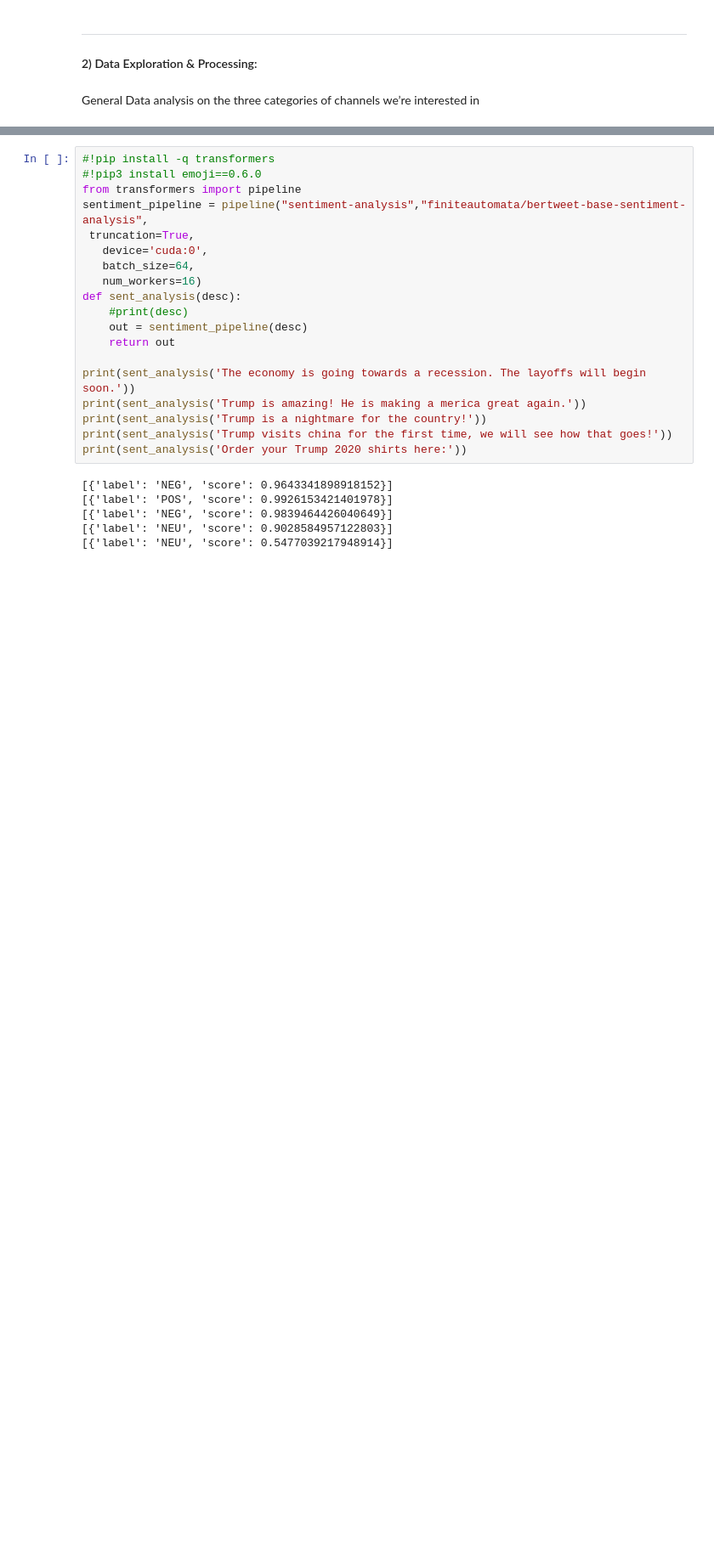
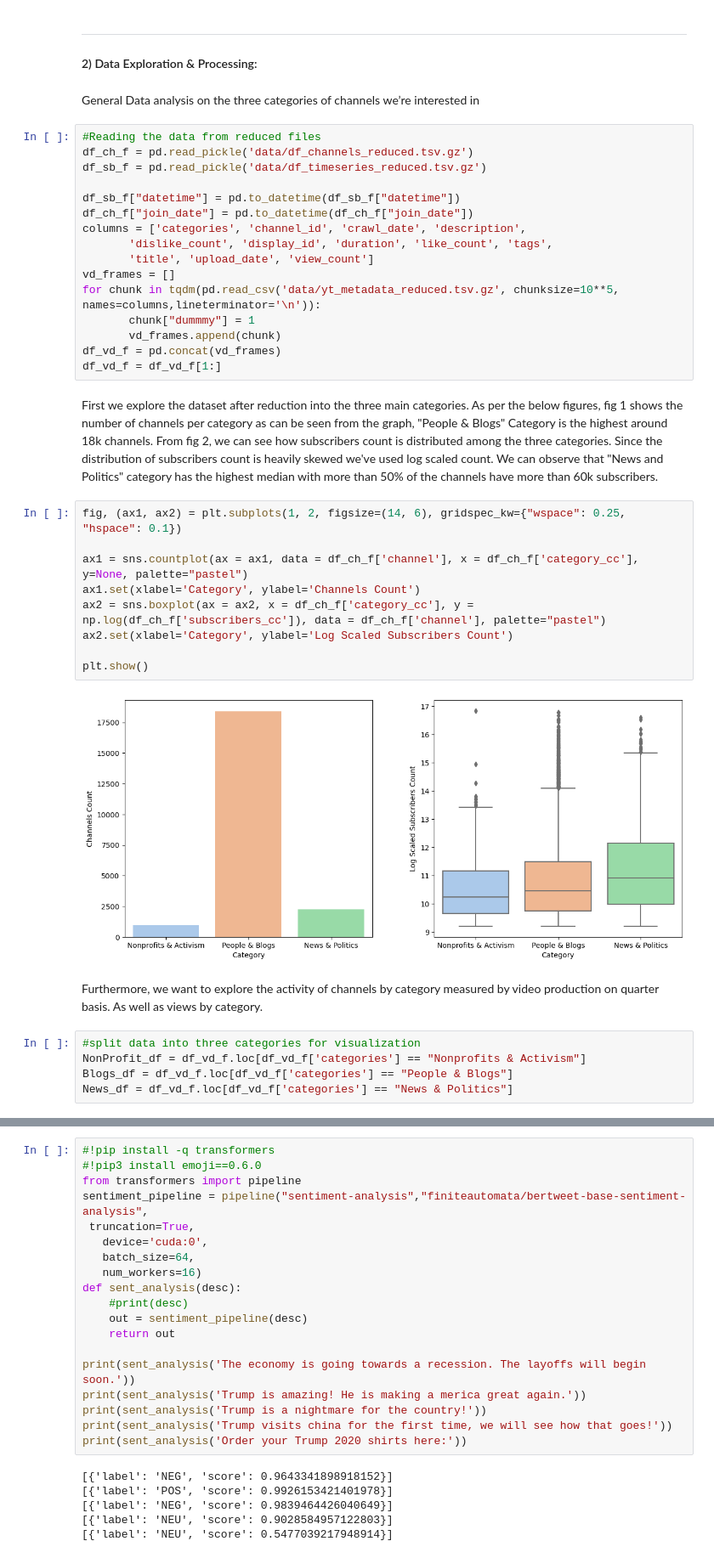
Before and after one commit to epfl-ada/ada-2022-project-powerrangers, a Jupyter notebook: explore_data.ipynb, the cells around one changed output, grey strips where cells are left out. Shown at 85% size. Drawn from its saved outputs; the diff is of its cells as text; blank space fills up the shorter version.

Commit message:
Add files via upload
the end is near

```diff
--- a/explore_data.ipynb
+++ b/explore_data.ipynb
@@ -110,3 +105,39 @@ videos count after reduction:  0
 #### 2) Data Exploration & Processing:
 # %% [markdown]
 General Data analysis on the three categories of channels we’re interested in
+# %%
+#Reading the data from reduced files
+df_ch_f = pd.read_pickle('data/df_channels_reduced.tsv.gz')
+df_sb_f = pd.read_pickle('data/df_timeseries_reduced.tsv.gz')
+
+df_sb_f["datetime"] = pd.to_datetime(df_sb_f["datetime"])
+df_ch_f["join_date"] = pd.to_datetime(df_ch_f["join_date"])
+columns = ['categories', 'channel_id', 'crawl_date', 'description',
+       'dislike_count', 'display_id', 'duration', 'like_count', 'tags',
+       'title', 'upload_date', 'view_count']
+vd_frames = []
+for chunk in tqdm(pd.read_csv('data/yt_metadata_reduced.tsv.gz', chunksize=10**5, names=columns,lineterminator='\n')):
+       chunk["dummmy"] = 1
+       vd_frames.append(chunk)
+df_vd_f = pd.concat(vd_frames)
+df_vd_f = df_vd_f[1:]
+# %% [markdown]
+First we explore the dataset after reduction into the three main categories. As per the below figures, fig 1 shows the number of channels per category as can be seen from the graph, "People & Blogs" Category is the highest around 18k channels. From fig 2, we can see how subscribers count is distributed among the three categories. Since the distribution of subscribers count is heavily skewed we've used log scaled count. We can observe that "News and Politics" category has the highest median with more than 50% of the channels have more than 60k subscribers.
+# %%
+fig, (ax1, ax2) = plt.subplots(1, 2, figsize=(14, 6), gridspec_kw={"wspace": 0.25, "hspace": 0.1})
+
+ax1 = sns.countplot(ax = ax1, data = df_ch_f['channel'], x = df_ch_f['category_cc'], y=None, palette="pastel")
+ax1.set(xlabel='Category', ylabel='Channels Count')
+ax2 = sns.boxplot(ax = ax2, x = df_ch_f['category_cc'], y = np.log(df_ch_f['subscribers_cc']), data = df_ch_f['channel'], palette="pastel")
+ax2.set(xlabel='Category', ylabel='Log Scaled Subscribers Count')
+
+plt.show()
+# %% [output]
+[figure, added]
+# %% [markdown]
+Furthermore, we want to explore the activity of channels by category measured by video production on quarter basis. As well as views by category.
+# %%
+#split data into three categories for visualization
+NonProfit_df = df_vd_f.loc[df_vd_f['categories'] == "Nonprofits & Activism"]
+Blogs_df = df_vd_f.loc[df_vd_f['categories'] == "People & Blogs"]
+News_df = df_vd_f.loc[df_vd_f['categories'] == "News & Politics"]
```
Also changed, not shown: parts of 14 cells of this notebook.
